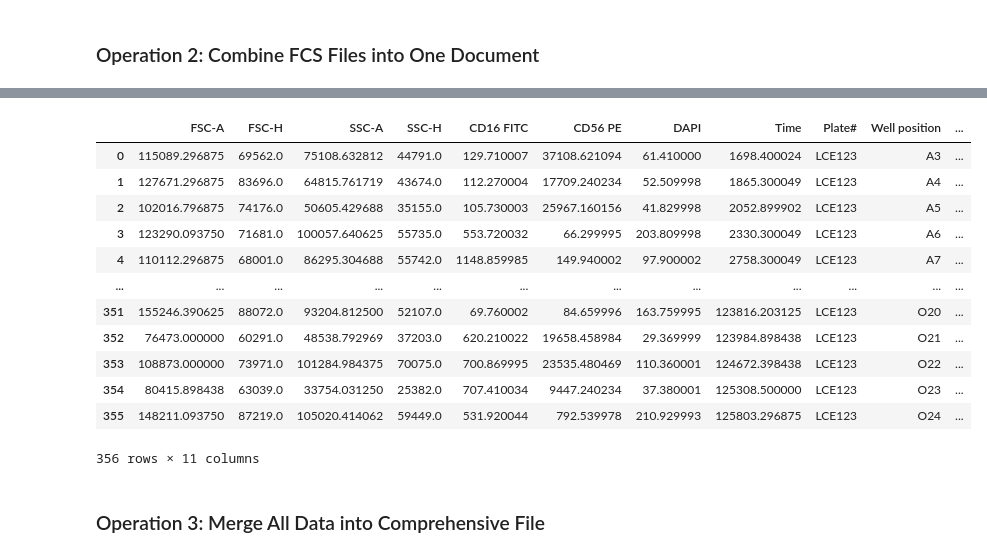
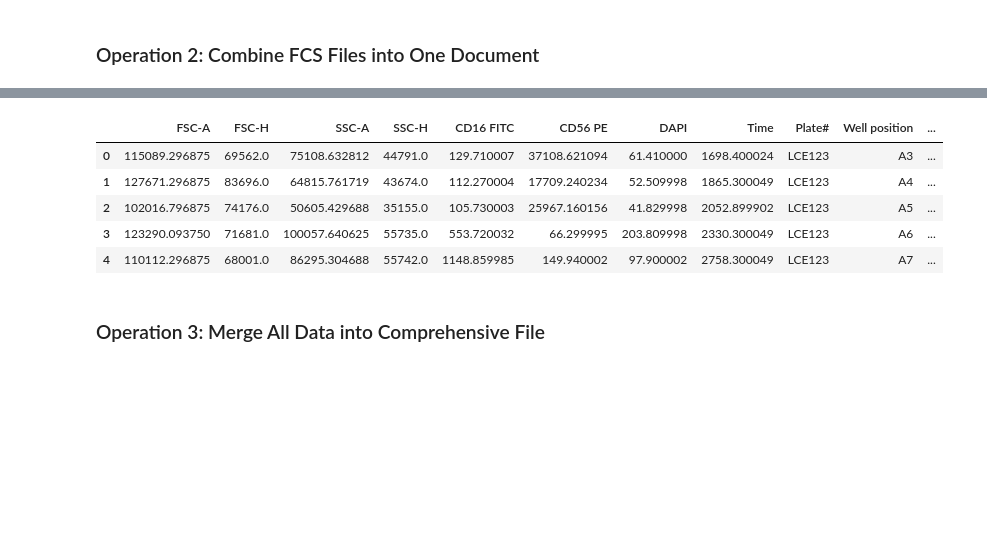
Before and after one commit to WEHI-RCPStudentInternship/Genomics-Metadata-Multiplexing, a Jupyter notebook: test_infrastructure/test_operations.ipynb, the cells around one changed output, grey strips where cells are left out. Saved outputs shown, nothing was run; the diff lists cells and outputs as text; code cells hidden in the pictures; blank space fills up the shorter version.

```diff
--- a/test_infrastructure/test_operations.ipynb
+++ b/test_infrastructure/test_operations.ipynb
@@ -70,21 +67,16 @@ After parsing use fcsparser, it will return the following dataframe:
 
 **How It Works:** By vertically merging the data, we ensure that all information from the individual FCS files is preserved and compiled in a coherent order.
 # %%
-collate_fcs_files([fcs_input_file_path], "")
+collate_fcs_files([fcs_input_file_path], "").to_csv('input_files/op3.merge_data_into_spreadsheet/fcs_data.tsv', sep='\t', index=False)
+collate_fcs_files([fcs_input_file_path], "").to_csv('output_files/op3.merged_sample_sheet.tsv', sep='\t', index=False)
+collate_fcs_files([fcs_input_file_path], "").head()
 # %% [output]
 |  | FSC-A | FSC-H | SSC-A | SSC-H | CD16 FITC | CD56 PE | DAPI | Time | Plate# | Well position | ... |
 | 0 | 115089.296875 | 69562.0 | 75108.632812 | 44791.0 | 129.710007 | 37108.621094 | 61.410000 | 1698.400024 | LCE123 | A3 | ... |
 | 1 | 127671.296875 | 83696.0 | 64815.761719 | 43674.0 | 112.270004 | 17709.240234 | 52.509998 | 1865.300049 | LCE123 | A4 | ... |
 | 2 | 102016.796875 | 74176.0 | 50605.429688 | 35155.0 | 105.730003 | 25967.160156 | 41.829998 | 2052.899902 | LCE123 | A5 | ... |
 | 3 | 123290.093750 | 71681.0 | 100057.640625 | 55735.0 | 553.720032 | 66.299995 | 203.809998 | 2330.300049 | LCE123 | A6 | ... |
 | 4 | 110112.296875 | 68001.0 | 86295.304688 | 55742.0 | 1148.859985 | 149.940002 | 97.900002 | 2758.300049 | LCE123 | A7 | ... |
-| ... | ... | ... | ... | ... | ... | ... | ... | ... | ... | ... | ... |
-| 351 | 155246.390625 | 88072.0 | 93204.812500 | 52107.0 | 69.760002 | 84.659996 | 163.759995 | 123816.203125 | LCE123 | O20 | ... |
-| 352 | 76473.000000 | 60291.0 | 48538.792969 | 37203.0 | 620.210022 | 19658.458984 | 29.369999 | 123984.898438 | LCE123 | O21 | ... |
-| 353 | 108873.000000 | 73971.0 | 101284.984375 | 70075.0 | 700.869995 | 23535.480469 | 110.360001 | 124672.398438 | LCE123 | O22 | ... |
-| 354 | 80415.898438 | 63039.0 | 33754.031250 | 25382.0 | 707.410034 | 9447.240234 | 37.380001 | 125308.500000 | LCE123 | O23 | ... |
-| 355 | 148211.093750 | 87219.0 | 105020.414062 | 59449.0 | 531.920044 | 792.539978 | 210.929993 | 125803.296875 | LCE123 | O24 | ... |
-356 rows × 11 columns
 # %% [markdown]
 ### Operation 3: Merge All Data into Comprehensive File
 # %% [markdown]
```
Also changed, not shown: parts of 7 cells of this notebook.
